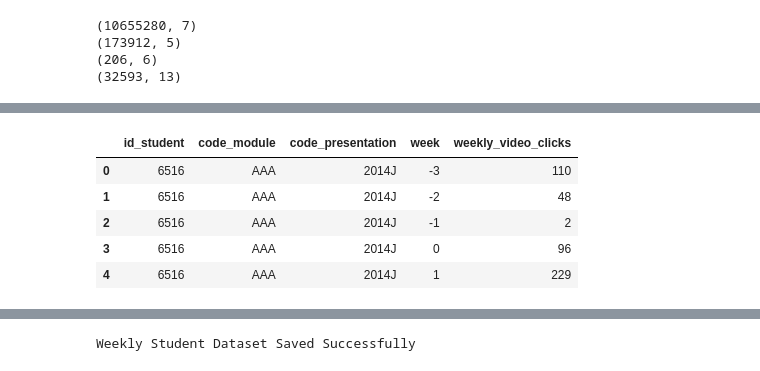
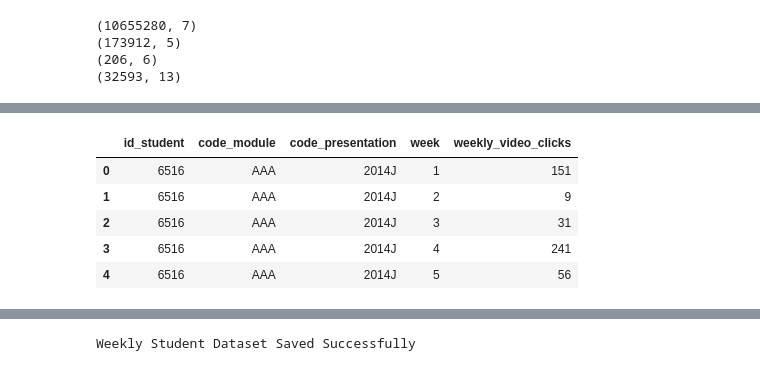
Before and after one commit to nishanthini2136/Dropout-prediction, a Jupyter notebook: project/notebooks/07_Weekly_TimeSeries_Dataset.ipynb, the cells around one changed output, grey strips where cells are left out. Saved outputs shown, nothing was run; the diff lists cells and outputs as text; code cells hidden in the pictures.

```diff
--- a/project/notebooks/07_Weekly_TimeSeries_Dataset.ipynb
+++ b/project/notebooks/07_Weekly_TimeSeries_Dataset.ipynb
@@ -22,6 +22,4 @@ print(studentInfo.shape)
 (206, 6)
 (32593, 13)
 # %%
-studentVle["week"] = (studentVle["date"] // 7) + 1
-
-studentVle.head()
+studentVle["week"] = ((studentVle["date"] - studentVle["date"].min()) // 7) + 1
@@ -35,38 +26,23 @@ studentVle.head()
 # %%
 weekly_clicks = (
-
     studentVle
-
     .groupby(
-        [
-            "id_student",
-            "code_module",
-            "code_presentation",
-            "week"
-        ]
+        ["id_student", "code_module", "code_presentation", "week"]
     )["sum_click"]
-
     .sum()
-
     .reset_index()
-
 )
 
 weekly_clicks.rename(
-
-    columns={
-        "sum_click":"weekly_video_clicks"
-    },
-
+    columns={"sum_click": "weekly_video_clicks"},
     inplace=True
-
 )
 
 weekly_clicks.head()
 # %% [output]
 |  | id_student | code_module | code_presentation | week | weekly_video_clicks |
-| 0 | 6516 | AAA | 2014J | -3 | 110 |
-| 1 | 6516 | AAA | 2014J | -2 | 48 |
-| 2 | 6516 | AAA | 2014J | -1 | 2 |
-| 3 | 6516 | AAA | 2014J | 0 | 96 |
-| 4 | 6516 | AAA | 2014J | 1 | 229 |
+| 0 | 6516 | AAA | 2014J | 1 | 151 |
+| 1 | 6516 | AAA | 2014J | 2 | 9 |
+| 2 | 6516 | AAA | 2014J | 3 | 31 |
+| 3 | 6516 | AAA | 2014J | 4 | 241 |
+| 4 | 6516 | AAA | 2014J | 5 | 56 |
```
Also changed, not shown: parts of 15 cells of this notebook, 4 other files.
